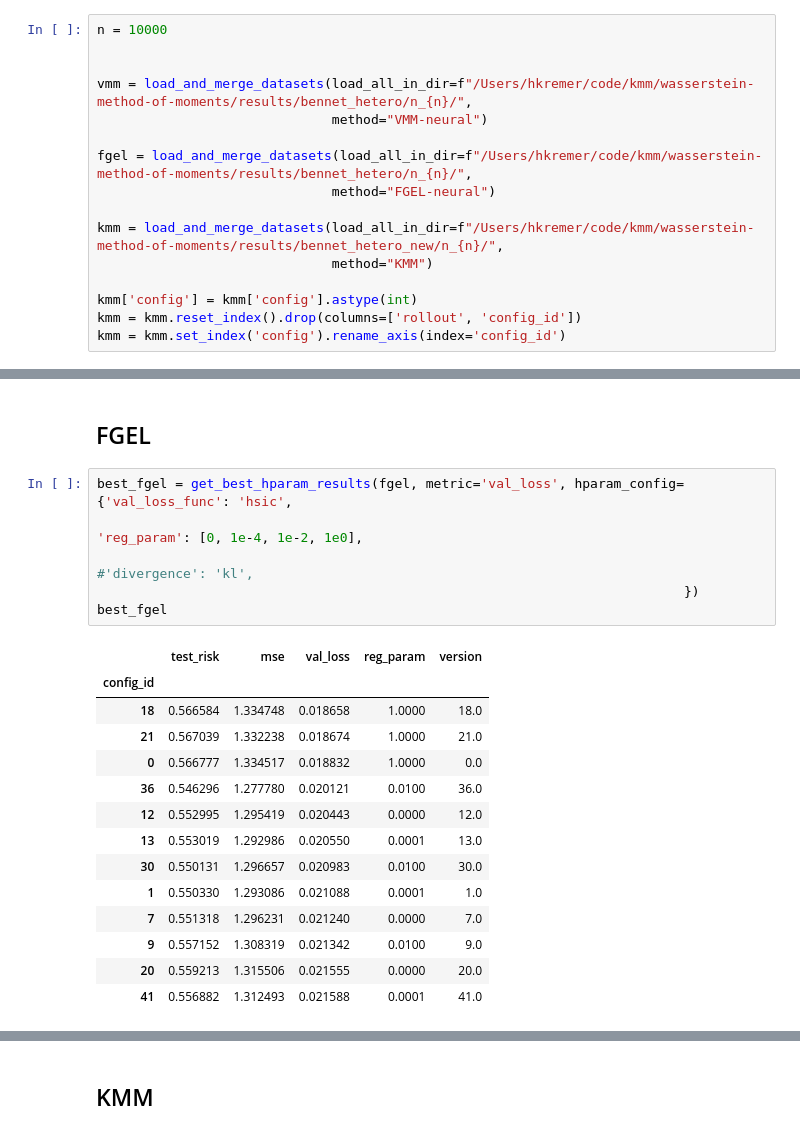
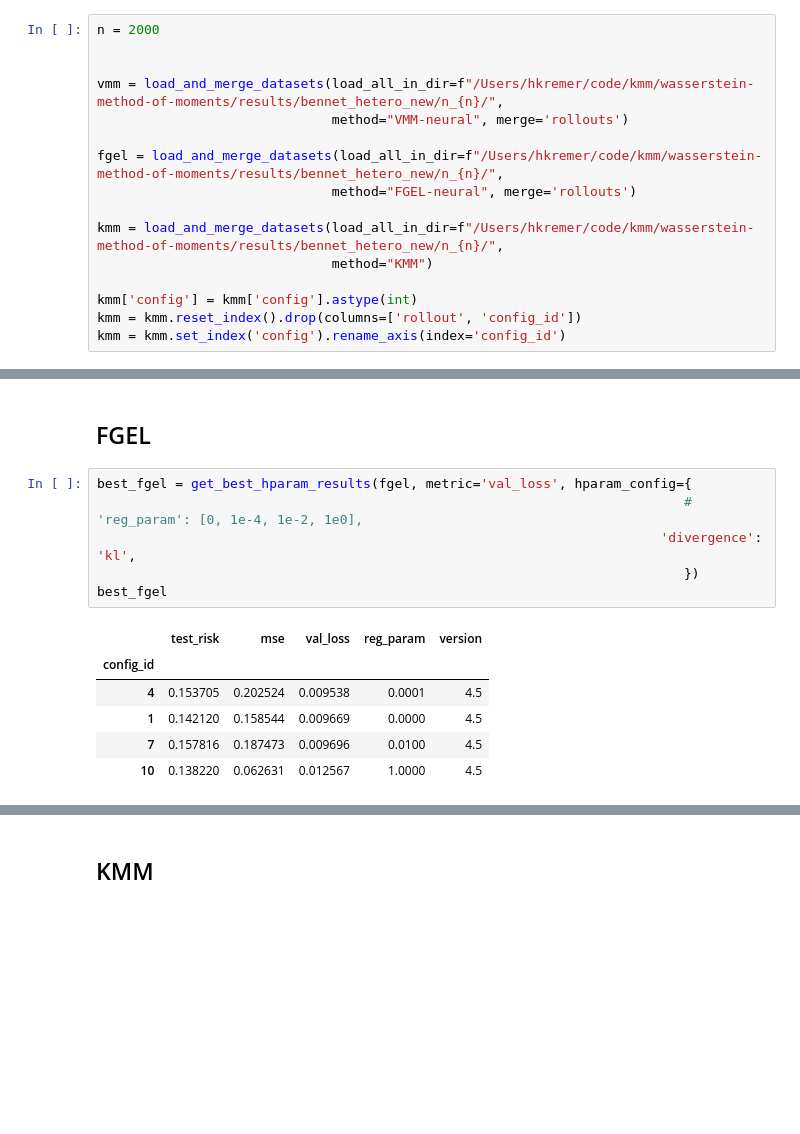
Before and after one commit to HeinerKremer/conditional-moment-restrictions, a Jupyter notebook: experiments/eval_data_pandas.ipynb, the cells around one changed output, grey strips where cells are left out. Drawn from its saved outputs; the diff is of its cells as text; blank space fills up the shorter version.

```diff
--- a/experiments/eval_data_pandas.ipynb
+++ b/experiments/eval_data_pandas.ipynb
@@ -128,14 +142,14 @@ best
 # %% [markdown]
 # EXP1: Bennett Hetero
 # %%
-n = 10000
+n = 2000
 
 
-vmm = load_and_merge_datasets(load_all_in_dir=f"/Users/hkremer/code/kmm/wasserstein-method-of-moments/results/bennet_hetero/n_{n}/",
-                              method="VMM-neural")
+vmm = load_and_merge_datasets(load_all_in_dir=f"/Users/hkremer/code/kmm/wasserstein-method-of-moments/results/bennet_hetero_new/n_{n}/",
+                              method="VMM-neural", merge='rollouts')
 
-fgel = load_and_merge_datasets(load_all_in_dir=f"/Users/hkremer/code/kmm/wasserstein-method-of-moments/results/bennet_hetero/n_{n}/",
-                              method="FGEL-neural")
+fgel = load_and_merge_datasets(load_all_in_dir=f"/Users/hkremer/code/kmm/wasserstein-method-of-moments/results/bennet_hetero_new/n_{n}/",
+                              method="FGEL-neural", merge='rollouts')
 
 kmm = load_and_merge_datasets(load_all_in_dir=f"/Users/hkremer/code/kmm/wasserstein-method-of-moments/results/bennet_hetero_new/n_{n}/",
                               method="KMM")
@@ -173,24 +188,16 @@ Name: 8, dtype: float64
 # %% [markdown]
 ## FGEL
 # %%
-best_fgel = get_best_hparam_results(fgel, metric='val_loss', hparam_config={'val_loss_func': 'hsic',
-                                                                            'reg_param': [0, 1e-4, 1e-2, 1e0],
-                                                                            #'divergence': 'kl',
+best_fgel = get_best_hparam_results(fgel, metric='val_loss', hparam_config={
+                                                                           # 'reg_param': [0, 1e-4, 1e-2, 1e0],
+                                                                        'divergence': 'kl',
                                                                            })
 best_fgel
 # %% [output]
 |  | test_risk | mse | val_loss | reg_param | version |
 | config_id |  |  |  |  |  |
-| 18 | 0.566584 | 1.334748 | 0.018658 | 1.0000 | 18.0 |
-| 21 | 0.567039 | 1.332238 | 0.018674 | 1.0000 | 21.0 |
-| 0 | 0.566777 | 1.334517 | 0.018832 | 1.0000 | 0.0 |
-| 36 | 0.546296 | 1.277780 | 0.020121 | 0.0100 | 36.0 |
-| 12 | 0.552995 | 1.295419 | 0.020443 | 0.0000 | 12.0 |
-| 13 | 0.553019 | 1.292986 | 0.020550 | 0.0001 | 13.0 |
-| 30 | 0.550131 | 1.296657 | 0.020983 | 0.0100 | 30.0 |
-| 1 | 0.550330 | 1.293086 | 0.021088 | 0.0001 | 1.0 |
-| 7 | 0.551318 | 1.296231 | 0.021240 | 0.0000 | 7.0 |
-| 9 | 0.557152 | 1.308319 | 0.021342 | 0.0100 | 9.0 |
-| 20 | 0.559213 | 1.315506 | 0.021555 | 0.0000 | 20.0 |
-| 41 | 0.556882 | 1.312493 | 0.021588 | 0.0001 | 41.0 |
+| 4 | 0.153705 | 0.202524 | 0.009538 | 0.0001 | 4.5 |
+| 1 | 0.142120 | 0.158544 | 0.009669 | 0.0000 | 4.5 |
+| 7 | 0.157816 | 0.187473 | 0.009696 | 0.0100 | 4.5 |
+| 10 | 0.138220 | 0.062631 | 0.012567 | 1.0000 | 4.5 |
 # %%
```
Also changed, not shown: parts of 25 cells of this notebook, 3 other files.
